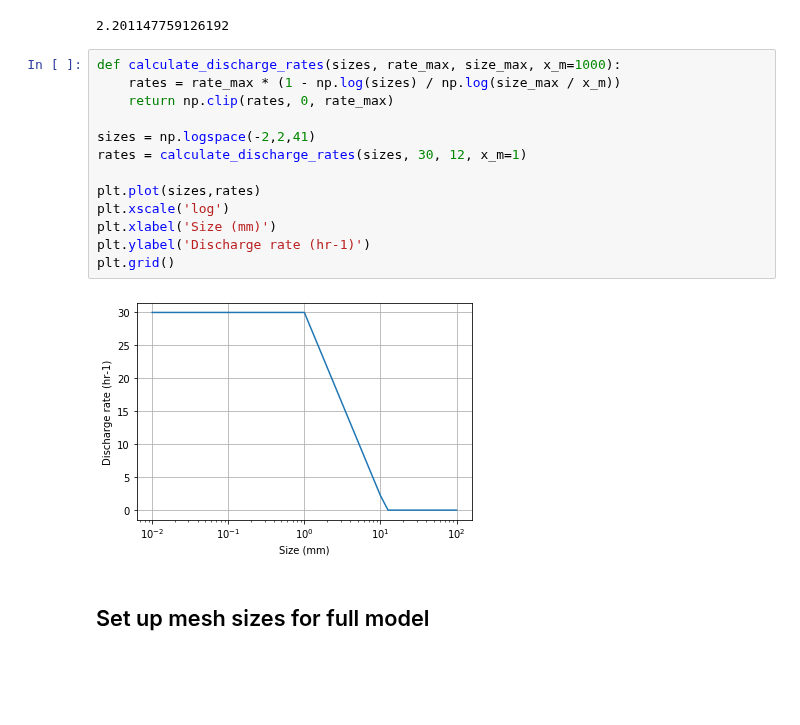
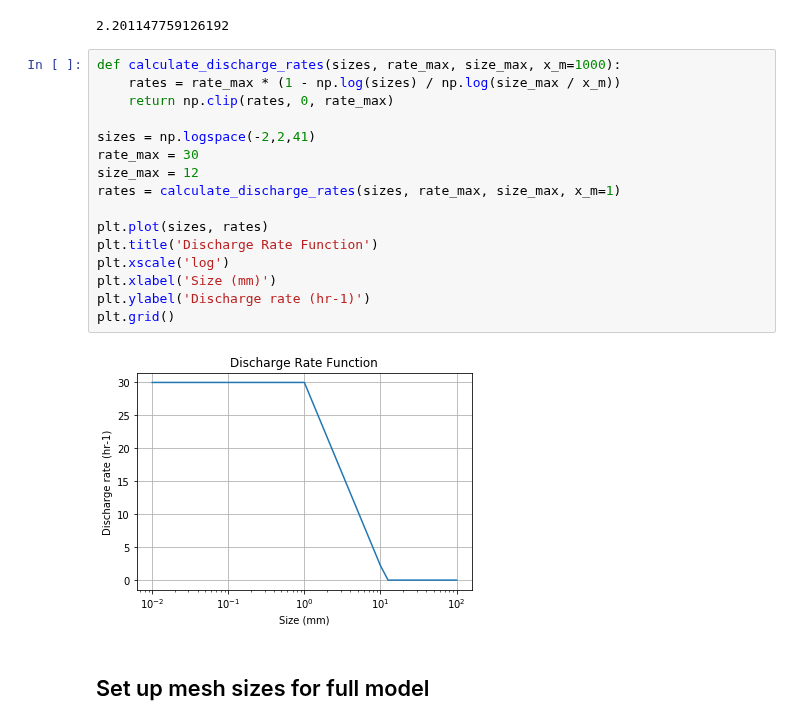
Before and after one commit to billtubbs/mech-575, a Jupyter notebook: code/python/project-grinding-dynamic-simulation-model.ipynb, the cells around one changed output. Drawn from its saved outputs; the diff is of its cells as text; blank space fills up the shorter version.

```diff
--- a/code/python/project-grinding-dynamic-simulation-model.ipynb
+++ b/code/python/project-grinding-dynamic-simulation-model.ipynb
@@ -322,18 +323,21 @@ rate
 # %%
 def calculate_discharge_rates(sizes, rate_max, size_max, x_m=1000):
     rates = rate_max * (1 - np.log(sizes) / np.log(size_max / x_m))
     return np.clip(rates, 0, rate_max)
 
 sizes = np.logspace(-2,2,41)
-rates = calculate_discharge_rates(sizes, 30, 12, x_m=1)
+rate_max = 30
+size_max = 12
+rates = calculate_discharge_rates(sizes, rate_max, size_max, x_m=1)
 
-plt.plot(sizes,rates)
+plt.plot(sizes, rates)
+plt.title('Discharge Rate Function')
 plt.xscale('log')
 plt.xlabel('Size (mm)')
 plt.ylabel('Discharge rate (hr-1)')
 plt.grid()
 # %% [output]
-[figure, old version]
+[figure, new version]
 # %% [markdown]
 ## Set up mesh sizes for full model
 # %%
```
Also changed, not shown: parts of 48 cells of this notebook.
